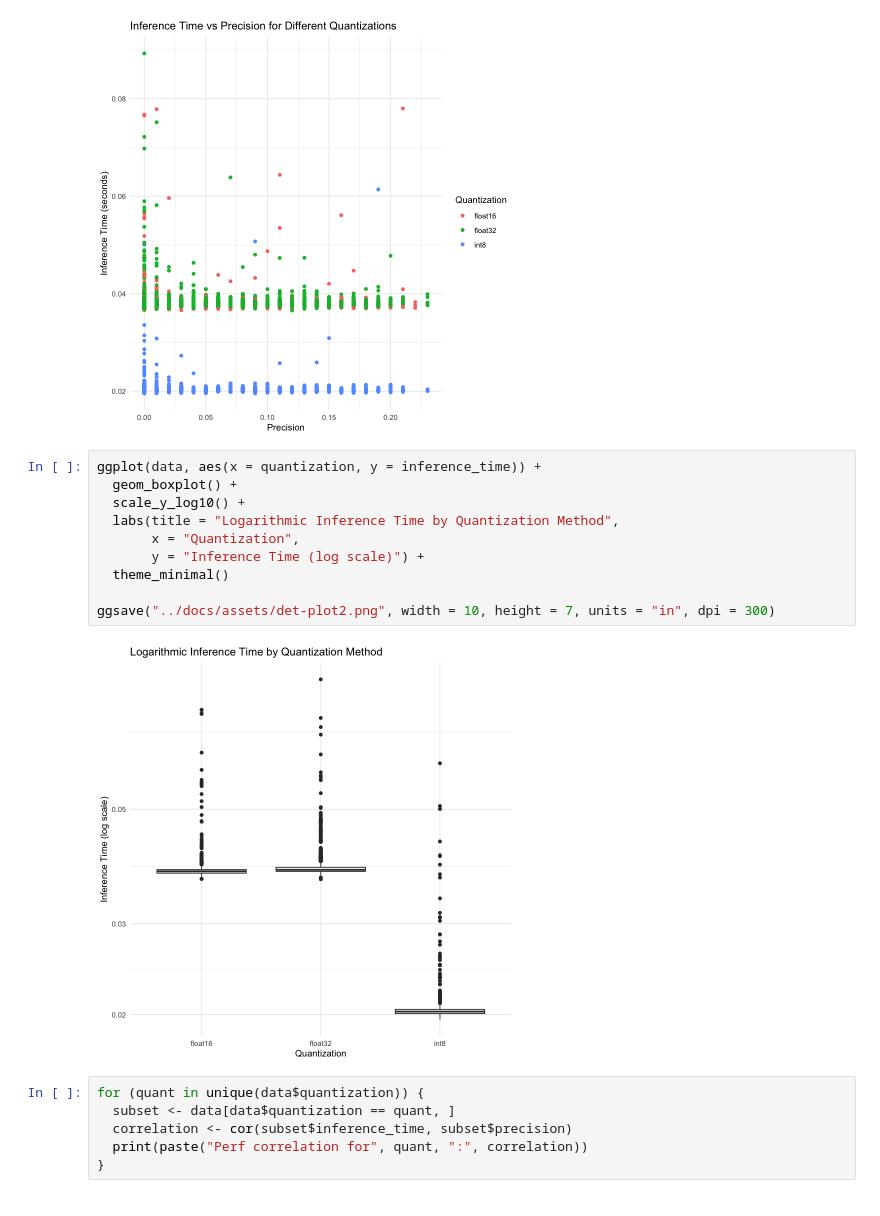
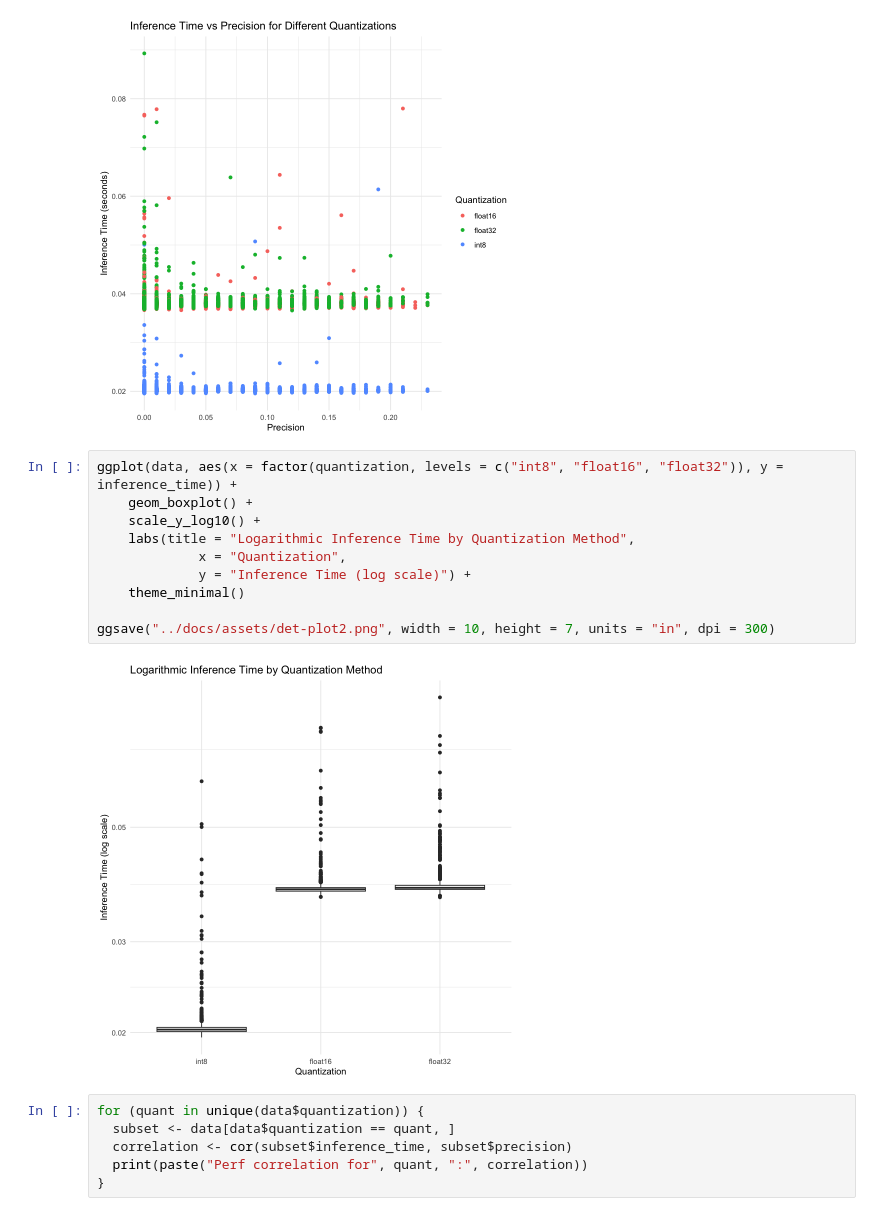
Before and after one commit to sueszli/byte-sized-gains, a Jupyter notebook: src/plot.ipynb, the cells around one changed output. Cells and saved outputs as stored; diff of their text form.

```diff
--- a/src/plot.ipynb
+++ b/src/plot.ipynb
@@ -106,17 +117,17 @@ ggsave("../docs/assets/det-plot1.png", width = 10, height = 7, units = "in", dpi
 # %% [output]
 [figure]
 # %%
-ggplot(data, aes(x = quantization, y = inference_time)) +
-  geom_boxplot() +
-  scale_y_log10() +
-  labs(title = "Logarithmic Inference Time by Quantization Method",
-       x = "Quantization",
-       y = "Inference Time (log scale)") +
-  theme_minimal()
+ggplot(data, aes(x = factor(quantization, levels = c("int8", "float16", "float32")), y = inference_time)) +
+    geom_boxplot() +
+    scale_y_log10() +
+    labs(title = "Logarithmic Inference Time by Quantization Method",
+             x = "Quantization",
+             y = "Inference Time (log scale)") +
+    theme_minimal()
 
 ggsave("../docs/assets/det-plot2.png", width = 10, height = 7, units = "in", dpi = 300)
 # %% [output]
-[figure, old version]
+[figure, new version]
 # %%
 for (quant in unique(data$quantization)) {
   subset <- data[data$quantization == quant, ]
```
Also changed, not shown: parts of 1 cell of this notebook, 2 other files.
